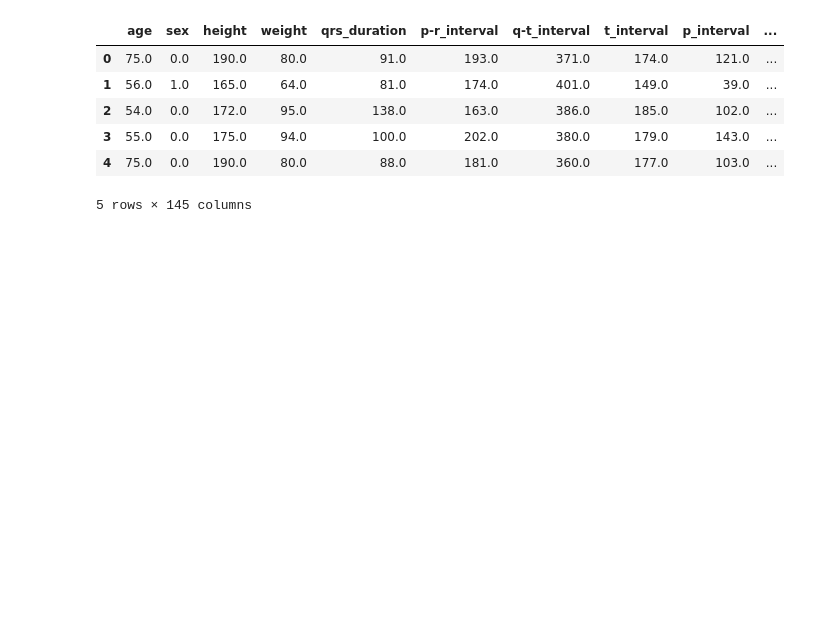
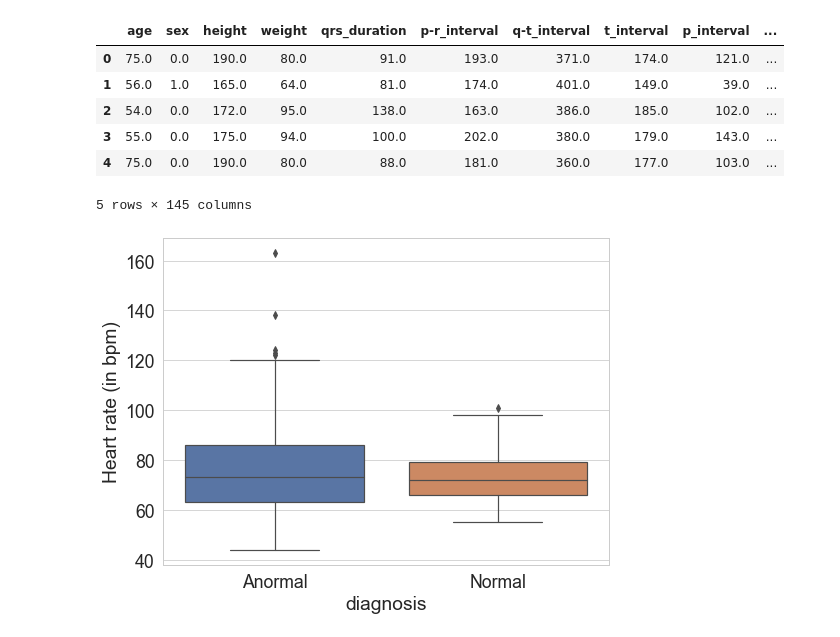
Before and after one commit to mouslyddiaw/cardiac-arrythmia, a Jupyter notebook: preprocess_arrythmia.ipynb, the cells around one changed output. Drawn from its saved outputs; the diff is of its cells as text; code cells hidden in the pictures; blank space fills up the shorter version.

```diff
--- a/preprocess_arrythmia.ipynb
+++ b/preprocess_arrythmia.ipynb
@@ -154,6 +167,16 @@ df_processed.head()
 | 3 | 55.0 | 0.0 | 175.0 | 94.0 | 100.0 | 202.0 | 380.0 | 179.0 | 143.0 | ... |
 | 4 | 75.0 | 0.0 | 190.0 | 80.0 | 88.0 | 181.0 | 360.0 | 177.0 | 103.0 | ... |
 5 rows × 145 columns
+# %%
+plt.figure(figsize =(8,6))
+sns.set_theme(style="whitegrid")
+sns.set_context("paper", font_scale=2)
+a_plot = sns.boxplot(x = df_processed['diagnosis'], y= df_processed['heart_rate'])
+#a_plot.set(ylim=(0, 6000))
+plt.ylabel('Heart rate (in bpm)')
+plt.show()
+# %% [output]
+[figure, added]
 # %%
 #Export processed dataframe in csv file
 df_processed.to_csv('data_arrhythmia_preprocess.csv', index = False, header=True,sep=';')
```
Also changed, not shown: parts of 1 cell of this notebook, 5 other files.
